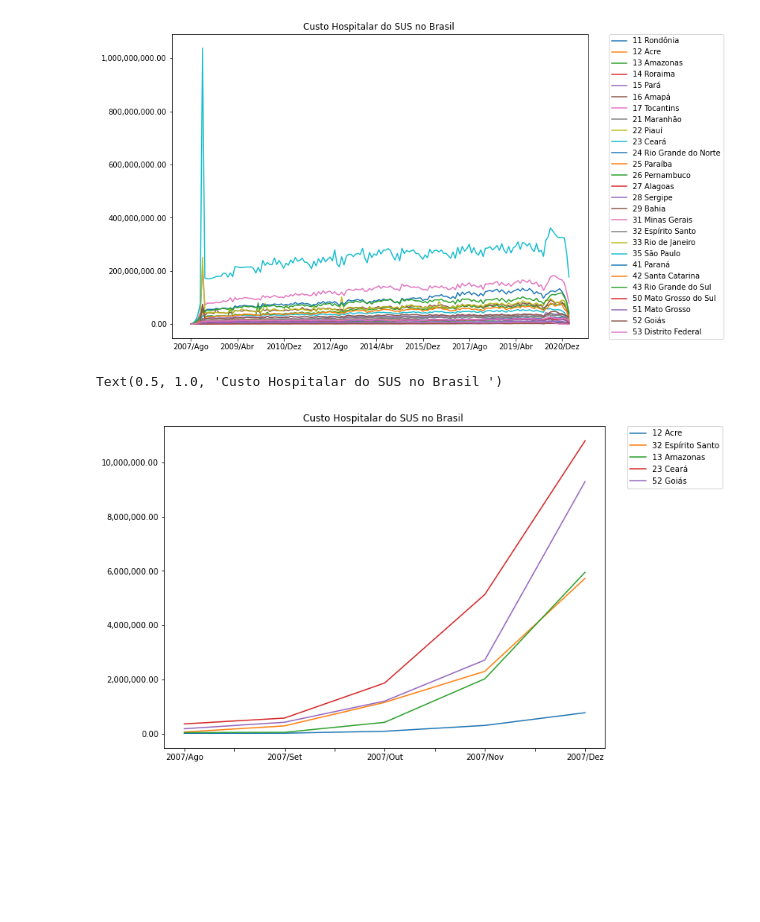
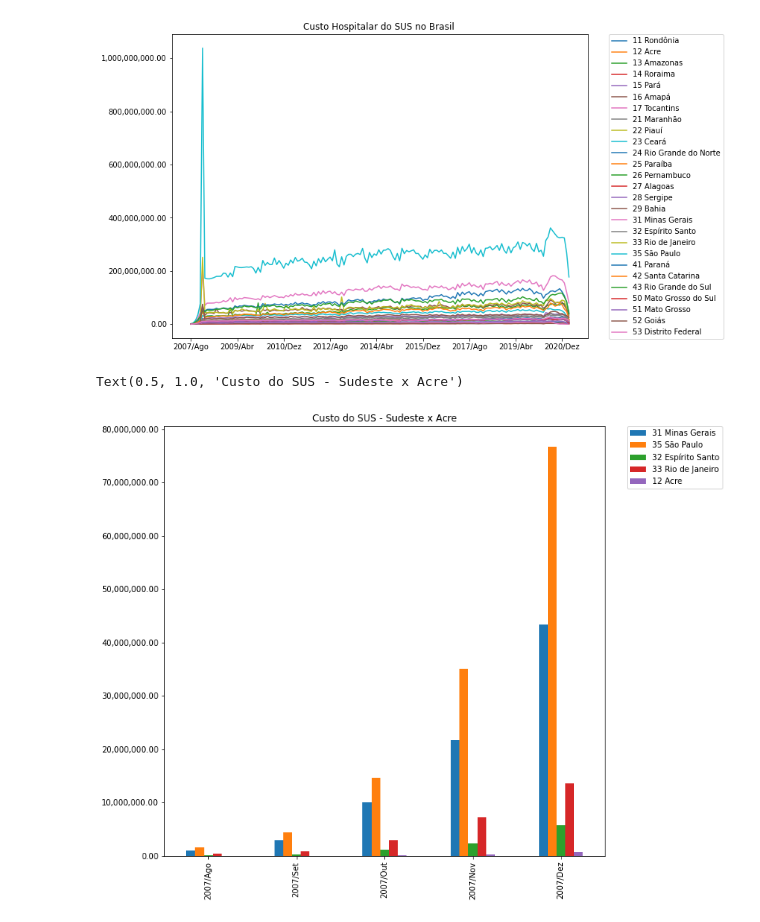
Before and after one commit to dougfeltrim/Bootcamp_Data_Science_Aplicada, a Jupyter notebook: Bootcamp_Data_Science_Aplicada.ipynb, the cells around one changed output. Drawn from its saved outputs; the diff is of its cells as text; code cells hidden in the pictures; blank space fills up the shorter version.

```diff
--- a/Bootcamp_Data_Science_Aplicada.ipynb
+++ b/Bootcamp_Data_Science_Aplicada.ipynb
@@ -186,14 +186,14 @@ Text(0.5, 1.0, 'Custo Hospitalar do SUS no Brasil ')
 [figure]
 # %%
 usaveis2 = usaveis.T.head()
-usaveis2.columns
-cinco_estados = usaveis2[["12 Acre","32 Espírito Santo", "13 Amazonas", "23 Ceará", "52 Goiás"]]
+# usaveis2.columns
+cinco_estados = usaveis2[["31 Minas Gerais","35 São Paulo", "32 Espírito Santo", "33 Rio de Janeiro", "12 Acre"]]
 # %%
-ax = cinco_estados.plot(figsize= (10,7.5))
+ax = cinco_estados.plot(kind = "bar", figsize= (10,10))
 plt.legend(bbox_to_anchor=(1.05, 1), loc='upper left', borderaxespad=0.)
 
 ax.yaxis.set_major_formatter(ticker.StrMethodFormatter('{x:,.2f}'))
-plt.title("Custo Hospitalar do SUS no Brasil ")
+plt.title("Custo do SUS - Sudeste x Acre")
 # %% [output]
-Text(0.5, 1.0, 'Custo Hospitalar do SUS no Brasil ')
+Text(0.5, 1.0, 'Custo do SUS - Sudeste x Acre')
-[figure, old version]
+[figure, new version]
```
